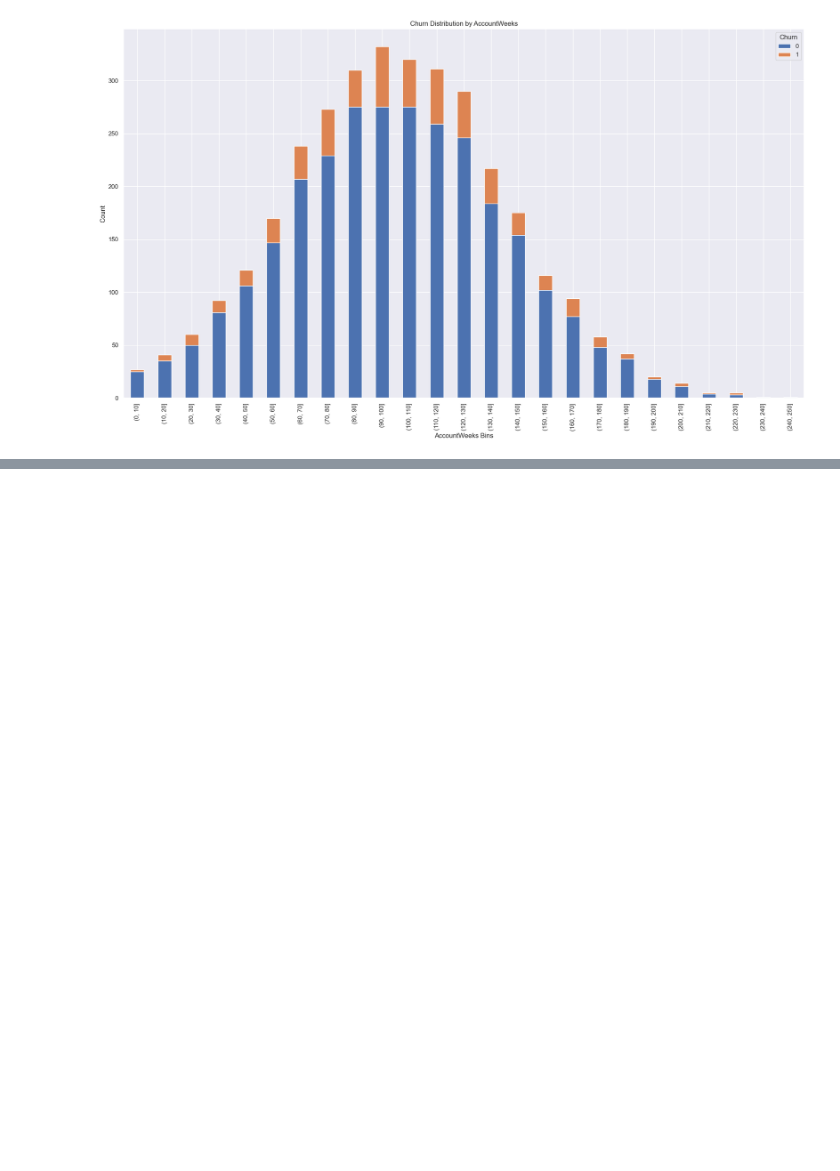
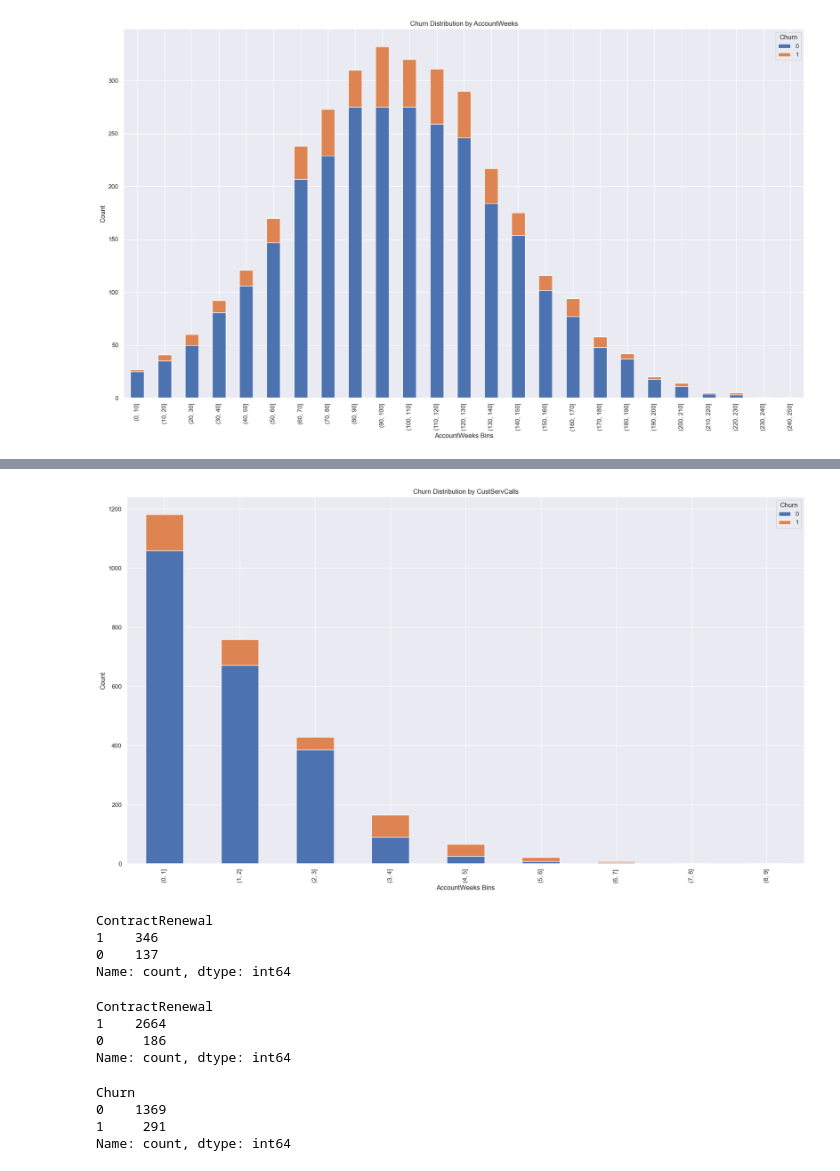
Before and after one commit to mahajan3/ml_ee_project, a Jupyter notebook: Notebook/EDA.ipynb, the cells around one changed output, grey strips where cells are left out. Drawn from its saved outputs; the diff is of its cells as text; code cells hidden in the pictures; blank space fills up the shorter version.

```diff
--- a/Notebook/EDA.ipynb
+++ b/Notebook/EDA.ipynb
@@ -171,0 +223,39 @@ plt.show()
+# %%
+bin_width = 1
+
+bins = range(0, df['CustServCalls'].max() + bin_width, bin_width)
+
+df['CustServCalls'] = pd.cut(df['CustServCalls'], bins=bins)
+churn_counts = df.groupby('CustServCalls')['Churn'].value_counts().unstack().fillna(0)
+
+churn_counts.plot(kind='bar', stacked=True)
+
+plt.xlabel('AccountWeeks Bins')
+plt.ylabel('Count')
+plt.title('Churn Distribution by CustServCalls')
+
+plt.show()
+# %% [output]
+[figure, added]
+# %%
+df[df['Churn'] == 1]['ContractRenewal'].value_counts()
+# %% [output]
+ContractRenewal
+1    346
+0    137
+Name: count, dtype: int64
+# %%
+df[df['Churn'] == 0]['ContractRenewal'].value_counts()
+# %% [output]
+ContractRenewal
+1    2664
+0     186
+Name: count, dtype: int64
+# %%
+avg_daymins=179.7
+df[df['DayMins']>avg_daymins]['Churn'].value_counts()
+# %% [output]
+Churn
+0    1369
+1     291
+Name: count, dtype: int64
```
Also changed, not shown: parts of 18 cells of this notebook, 3 other files.
